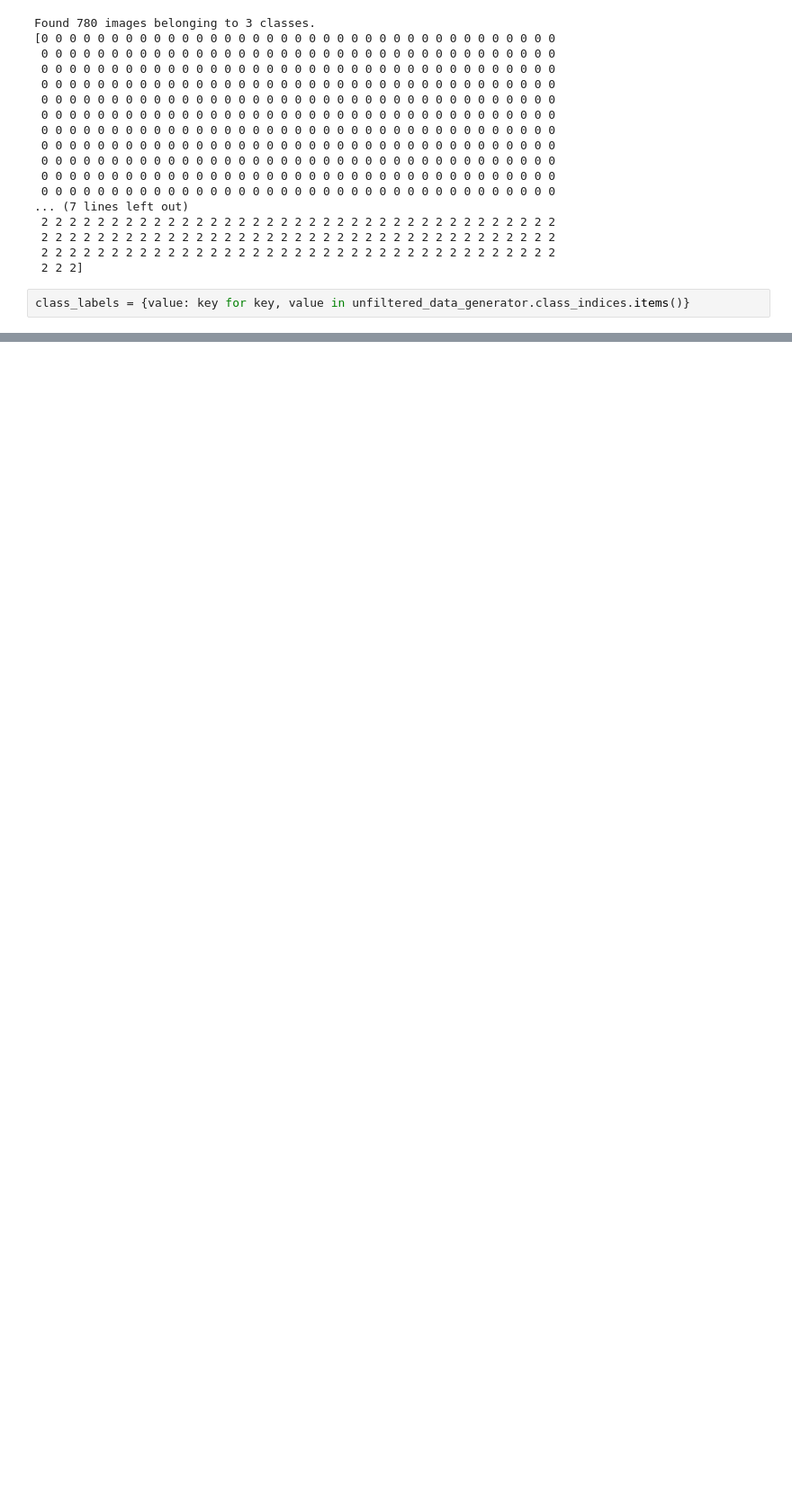
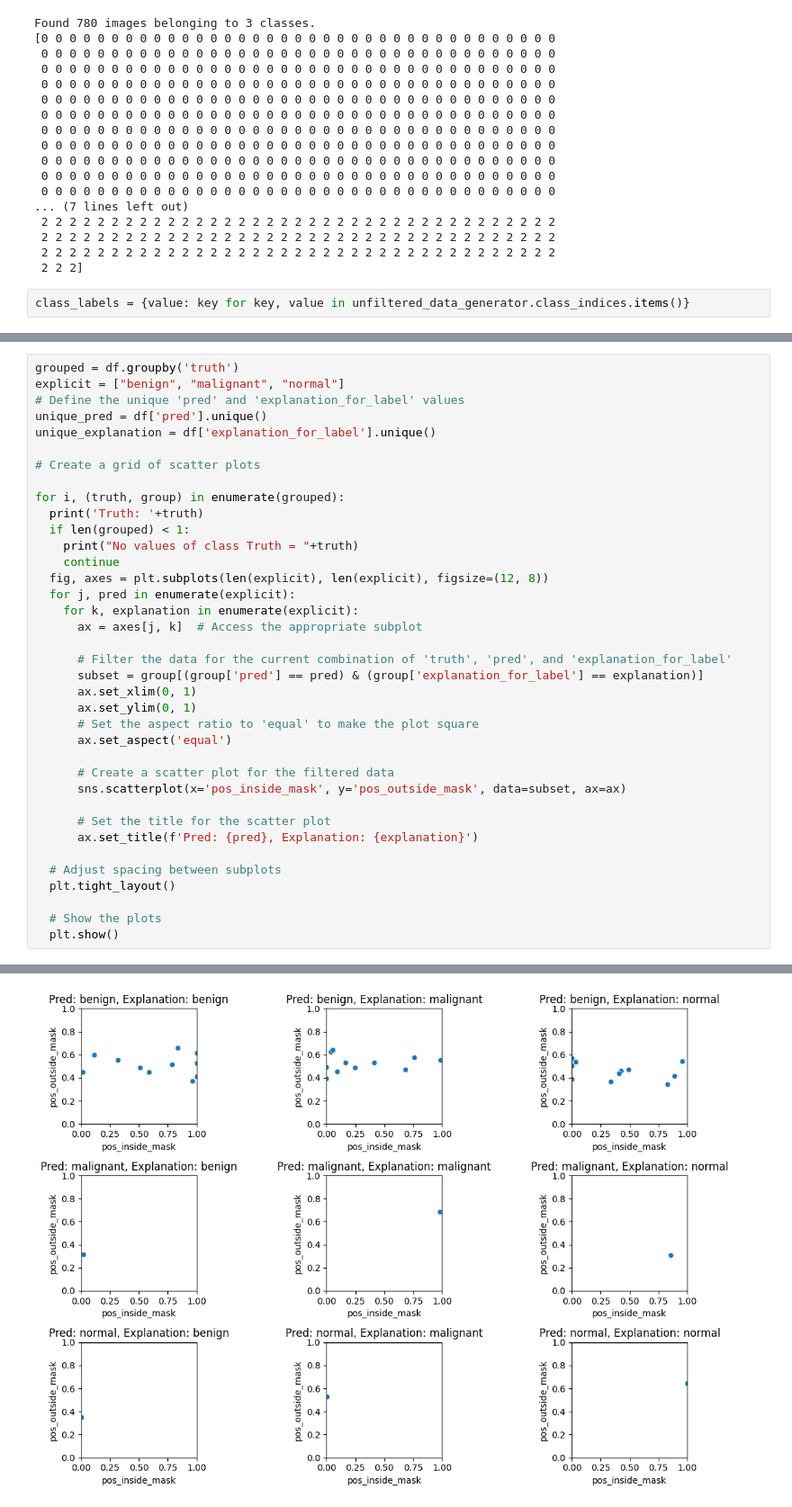
Before and after one commit to austinMLB/BreastCancerProject, a Jupyter notebook: code/ProjectCode/ExplainBreastCancerModel.ipynb, the cells around one changed output, grey strips where cells are left out. Shown at 90% size. Cells and saved outputs as stored; diff of their text form; blank space fills up the shorter version.

```diff
--- a/code/ProjectCode/ExplainBreastCancerModel.ipynb
+++ b/code/ProjectCode/ExplainBreastCancerModel.ipynb
@@ -621,0 +759,38 @@ Output hidden; open in https://colab.research.google.com to view.
+# %%
+grouped = df.groupby('truth')
+explicit = ["benign", "malignant", "normal"]
+# Define the unique 'pred' and 'explanation_for_label' values
+unique_pred = df['pred'].unique()
+unique_explanation = df['explanation_for_label'].unique()
+
+# Create a grid of scatter plots
+
+for i, (truth, group) in enumerate(grouped):
+  print('Truth: '+truth)
+  if len(grouped) < 1:
+    print("No values of class Truth = "+truth)
+    continue
+  fig, axes = plt.subplots(len(explicit), len(explicit), figsize=(12, 8))
+  for j, pred in enumerate(explicit):
+    for k, explanation in enumerate(explicit):
+      ax = axes[j, k]  # Access the appropriate subplot
+
+      # Filter the data for the current combination of 'truth', 'pred', and 'explanation_for_label'
+      subset = group[(group['pred'] == pred) & (group['explanation_for_label'] == explanation)]
+      ax.set_xlim(0, 1)
+      ax.set_ylim(0, 1)
+      # Set the aspect ratio to 'equal' to make the plot square
+      ax.set_aspect('equal')
+
+      # Create a scatter plot for the filtered data
+      sns.scatterplot(x='pos_inside_mask', y='pos_outside_mask', data=subset, ax=ax)
+
+      # Set the title for the scatter plot
+      ax.set_title(f'Pred: {pred}, Explanation: {explanation}')
+
+  # Adjust spacing between subplots
+  plt.tight_layout()
+
+  # Show the plots
+  plt.show()
+# %% [output]
@@ -621,0 +798 @@ Output hidden; open in https://colab.research.google.com to view.
+[figure, added]
```
Also changed, not shown: parts of 22 cells of this notebook.
